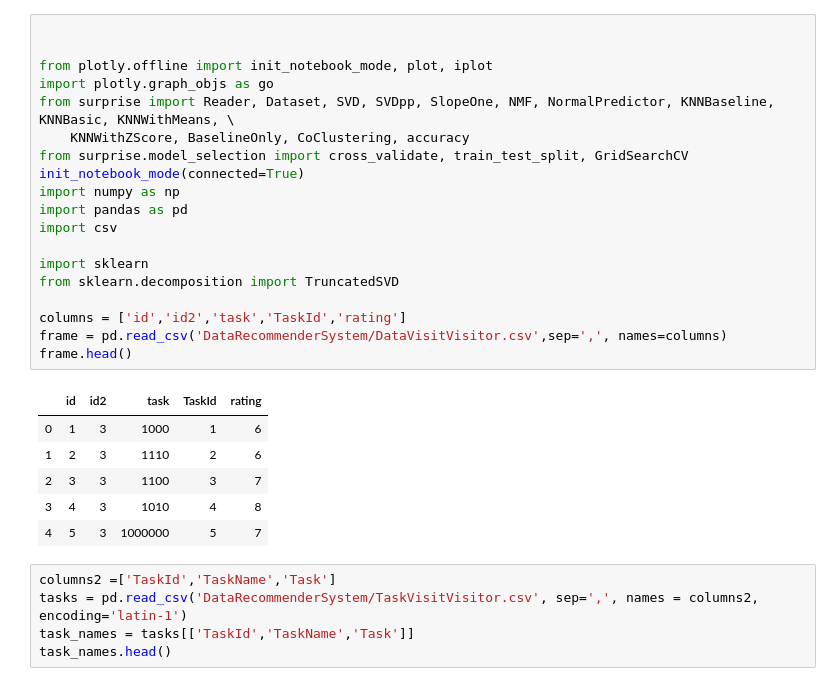
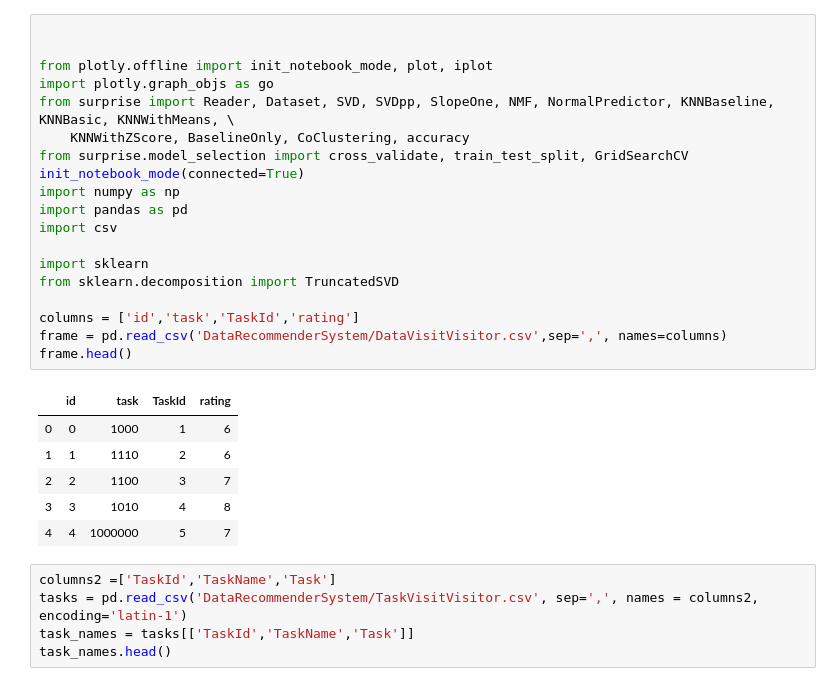
Before and after one commit to Gabbu98/FYPWAAR, a Jupyter notebook: Dev/PythonDev/recommenderSystemVisit.ipynb, the cells around one changed output. Drawn from its saved outputs; the diff is of its cells as text.

```diff
--- a/Dev/PythonDev/recommenderSystemVisit.ipynb
+++ b/Dev/PythonDev/recommenderSystemVisit.ipynb
@@ -1,29 +1,29 @@
 # %%
 
 
 from plotly.offline import init_notebook_mode, plot, iplot
 import plotly.graph_objs as go
 from surprise import Reader, Dataset, SVD, SVDpp, SlopeOne, NMF, NormalPredictor, KNNBaseline, KNNBasic, KNNWithMeans, \
     KNNWithZScore, BaselineOnly, CoClustering, accuracy
 from surprise.model_selection import cross_validate, train_test_split, GridSearchCV
 init_notebook_mode(connected=True)
 import numpy as np
 import pandas as pd
 import csv
 
 import sklearn
 from sklearn.decomposition import TruncatedSVD
 
-columns = ['id','id2','task','TaskId','rating']
+columns = ['id','task','TaskId','rating']
 frame = pd.read_csv('DataRecommenderSystem/DataVisitVisitor.csv',sep=',', names=columns)
 frame.head()
 # %% [output]
-|  | id | id2 | task | TaskId | rating |
-| 0 | 1 | 3 | 1000 | 1 | 6 |
-| 1 | 2 | 3 | 1110 | 2 | 6 |
-| 2 | 3 | 3 | 1100 | 3 | 7 |
-| 3 | 4 | 3 | 1010 | 4 | 8 |
-| 4 | 5 | 3 | 1000000 | 5 | 7 |
+|  | id | task | TaskId | rating |
+| 0 | 0 | 1000 | 1 | 6 |
+| 1 | 1 | 1110 | 2 | 6 |
+| 2 | 2 | 1100 | 3 | 7 |
+| 3 | 3 | 1010 | 4 | 8 |
+| 4 | 4 | 1000000 | 5 | 7 |
 # %%
 columns2 =['TaskId','TaskName','Task']
 tasks = pd.read_csv('DataRecommenderSystem/TaskVisitVisitor.csv', sep=',', names = columns2, encoding='latin-1')
```
Also changed, not shown: parts of 10 cells of this notebook, 52 other files.
